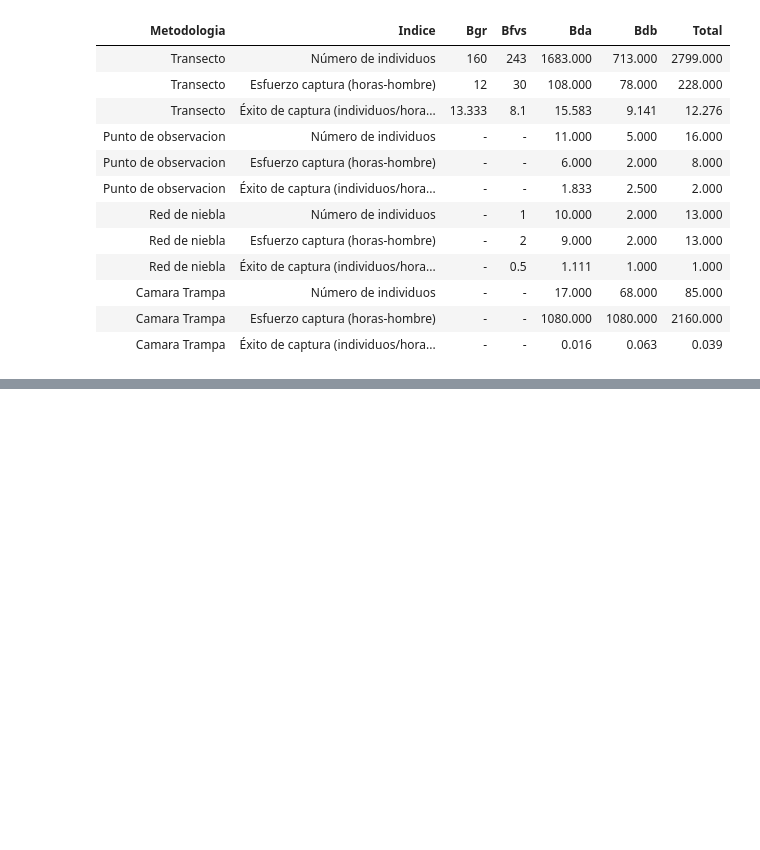
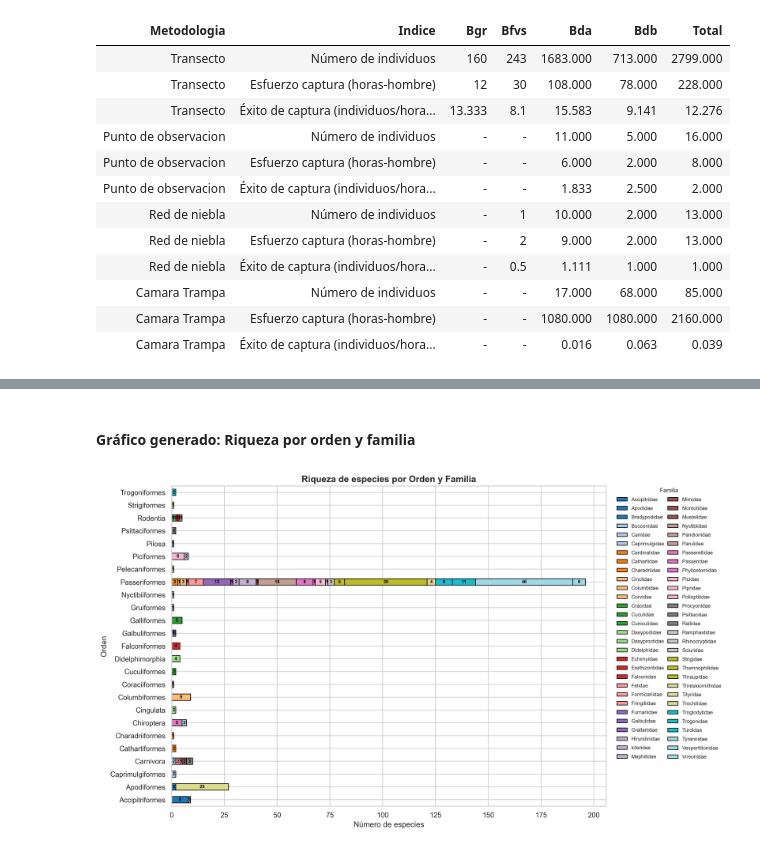
Before and after one commit to BioRamirez/Backet, a Jupyter notebook: python_Proyect/Flujo_Trabajo/analisis.ipynb, the cells around one changed output, grey strips where cells are left out. Cells and saved outputs as stored; diff of their text form; code cells hidden in the pictures; blank space fills up the shorter version.

```diff
--- a/python_Proyect/Flujo_Trabajo/analisis.ipynb
+++ b/python_Proyect/Flujo_Trabajo/analisis.ipynb
@@ -381,0 +802,8 @@ Vista del archivo Esfuerzo_Muestreo.xlsx
+# %%
+from IPython.display import Image, display, HTML
+
+display(HTML("<h4>Gráfico generado: Riqueza por orden y familia</h4>"))
+display(Image(filename=r"D:\CORPONOR 2025\Backet\python_Proyect\Resultados\Grafico_Riqueza_Orden_Familia.png"))
+# %% [output]
+Gráfico generado: Riqueza por orden y familia
+[figure, added]
```
Also changed, not shown: parts of 9 cells of this notebook, 7 other files.
